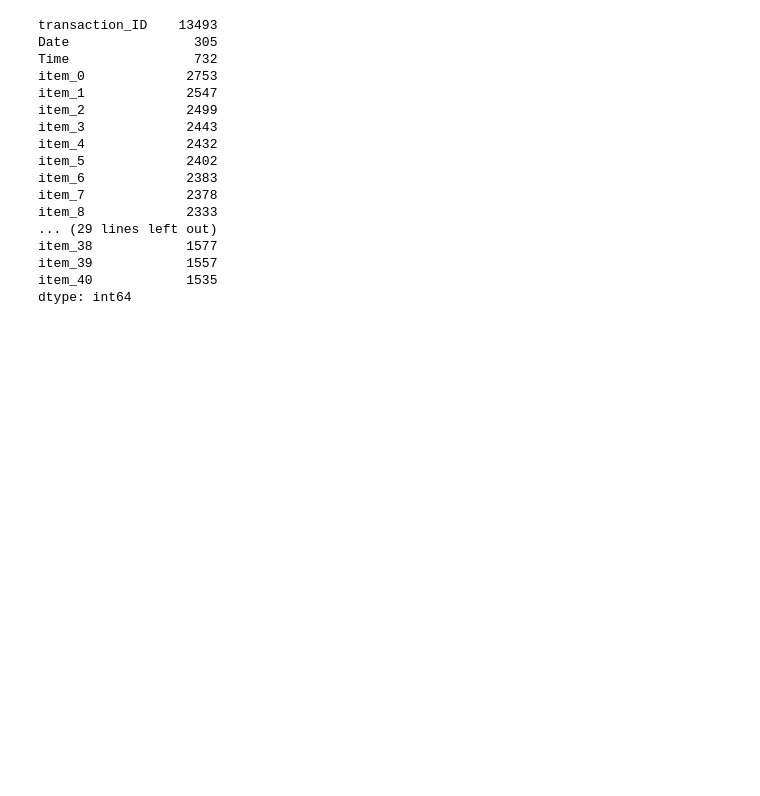
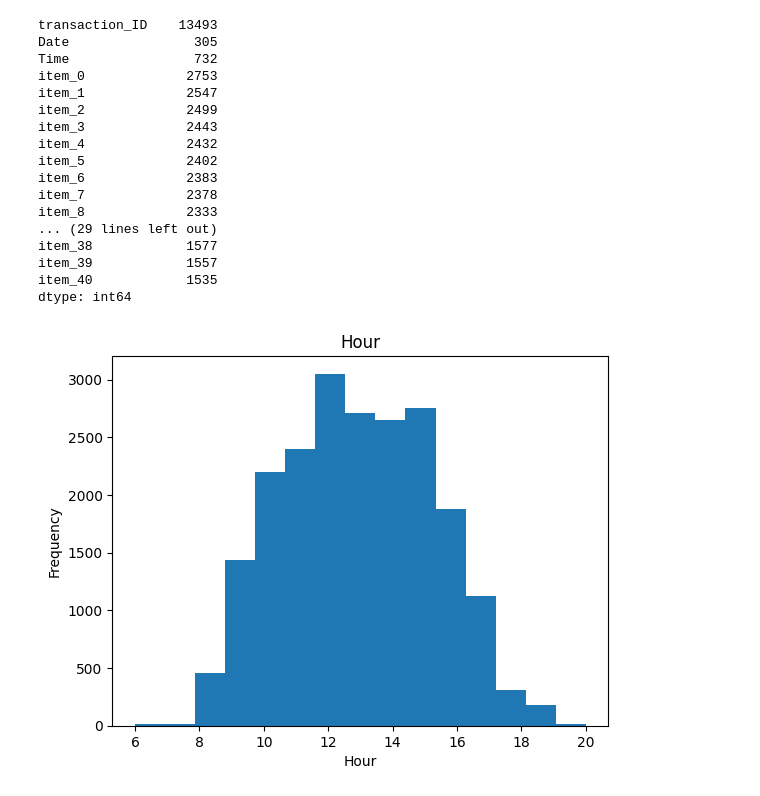
Before and after one commit to mfs135/Association-Rule-Mining, a Jupyter notebook: association-rule.ipynb, the cells around one changed output. Drawn from its saved outputs; the diff is of its cells as text; code cells hidden in the pictures; blank space fills up the shorter version.

```diff
--- a/association-rule.ipynb
+++ b/association-rule.ipynb
@@ -59,3 +59,11 @@ item_40            1535
 dtype: int64
 # %%
 data['Hour'] = pd.to_datetime(data['Time'], format='%H:%M').dt.hour
+# %%
+hour_hist = data.hist(column="Hour", bins=15, grid=False)
+
+for ax in hour_hist.flatten():
+    ax.set_xlabel("Hour")
+    ax.set_ylabel("Frequency")
+# %% [output]
+[figure, added]
```
Also changed, not shown: parts of 24 cells of this notebook.
